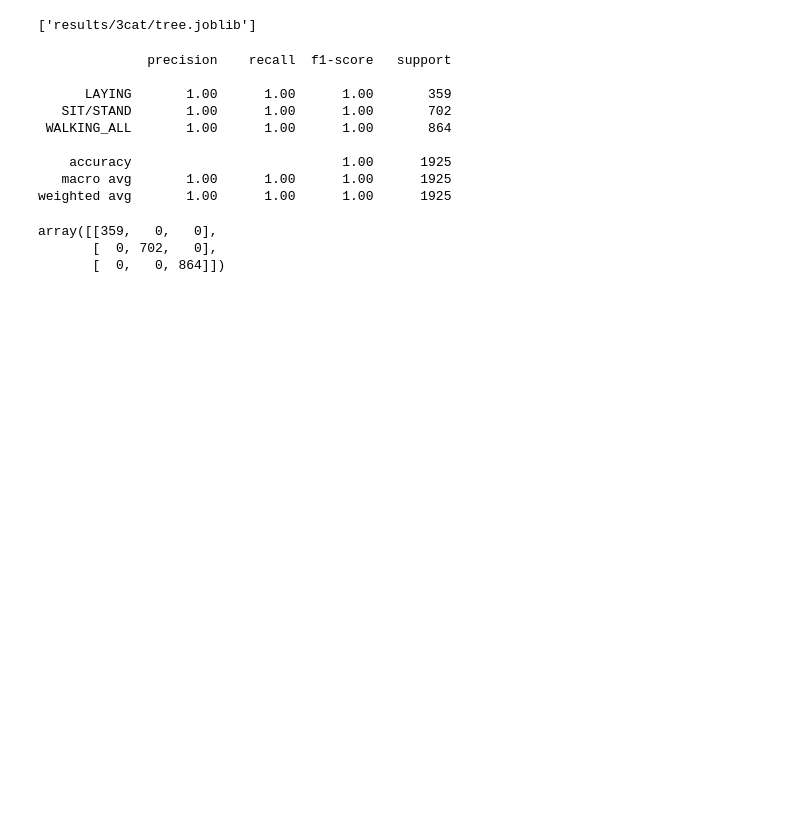
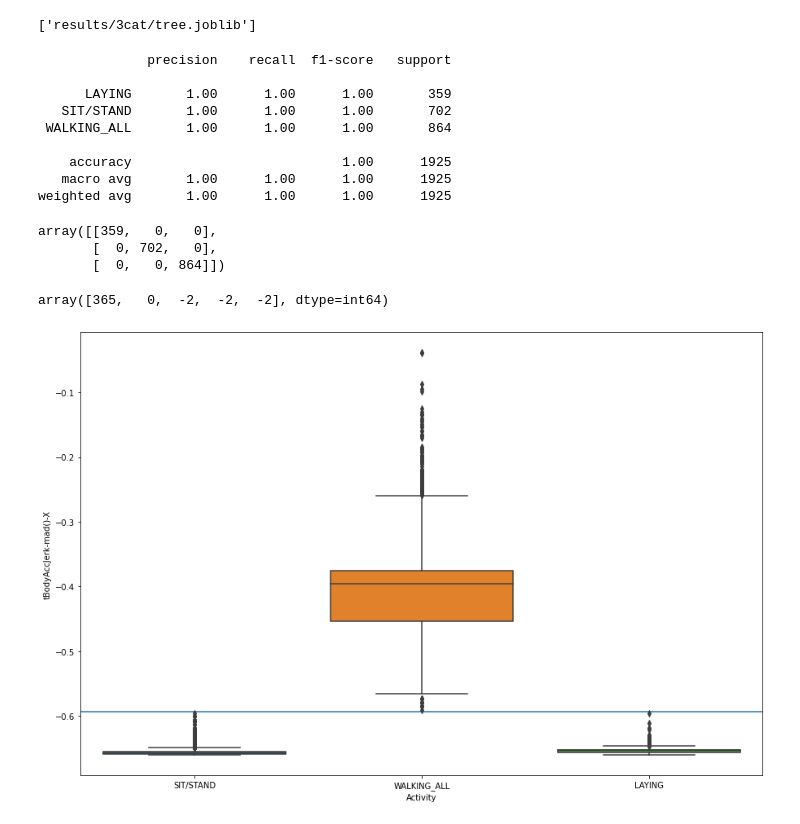
Before and after one commit to pfilo8/BHL-Hackathon-AI, a Jupyter notebook: 3categories.ipynb, the cells around one changed output. Saved outputs shown, nothing was run; the diff lists cells and outputs as text; code cells hidden in the pictures; blank space fills up the shorter version.

Commit message:
Add boxplots for 3 categories tree visualization

```diff
--- a/3categories.ipynb
+++ b/3categories.ipynb
@@ -139,3 +140,18 @@ metrics.confusion_matrix(y_test, tree_clf.predict(X_test))
 array([[359,   0,   0],
        [  0, 702,   0],
        [  0,   0, 864]])
+# %%
+tree_clf.tree_.feature
+# %% [output]
+array([365,   0,  -2,  -2,  -2], dtype=int64)
+# %%
+feature = X.columns[tree_clf.tree_.feature[0]]
+threshold = tree_clf.tree_.threshold[0]
+
+fig, ax = plt.subplots(figsize=(15, 10))
+sns.boxplot(y=feature, x=df["Activity"], data=X, ax=ax)
+ax.hlines(threshold, *ax.get_xlim())
+
+plt.show()
+# %% [output]
+[figure, added]
```
Also changed, not shown: parts of 2 cells of this notebook.
